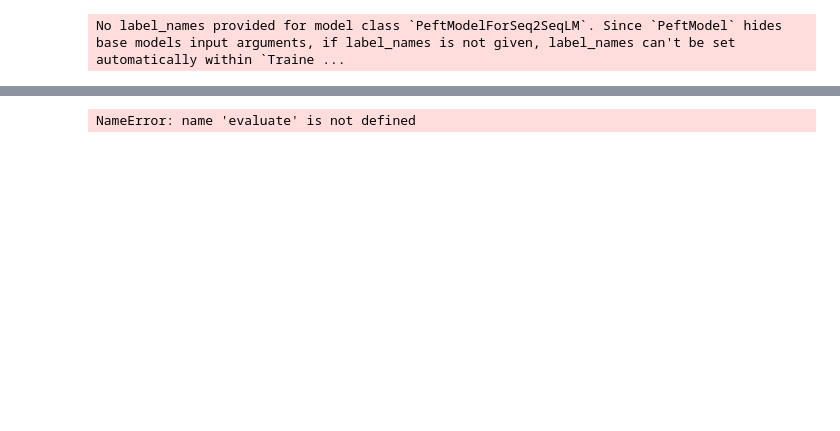
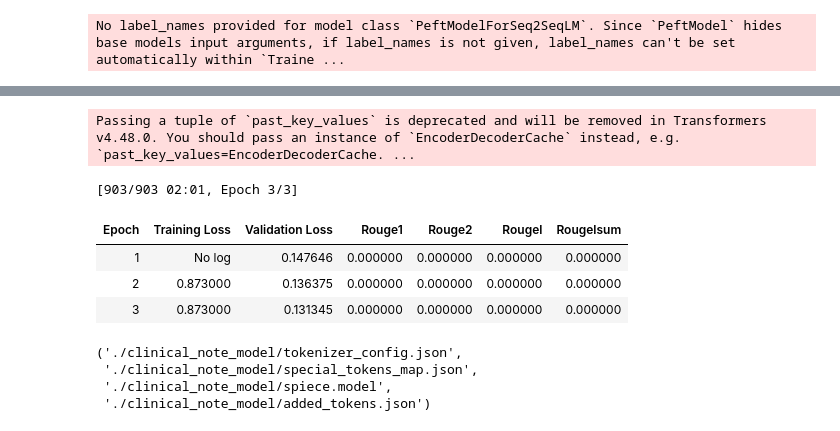
Before and after one commit to Michael-David-Lam/Medical-Dialogue-Summary, a Jupyter notebook: Medical_Dialogue_Generation.ipynb, the cells around one changed output, grey strips where cells are left out. Cells and saved outputs as stored; diff of their text form; code cells hidden in the pictures; blank space fills up the shorter version.

```diff
--- a/Medical_Dialogue_Generation.ipynb
+++ b/Medical_Dialogue_Generation.ipynb
@@ -196,33 +171,52 @@ assignment_encodings = tokenizer(
+# %%
+from transformers import T5Tokenizer
+
+model_name = "t5-small"
+tokenizer = T5Tokenizer.from_pretrained(model_name)
+
+# Create tokenized datasets
+train_tokenized = DoctorPatientDataset(training_structured, tokenizer)
+val_tokenized = DoctorPatientDataset(validation_structured, tokenizer)
 # %%
 from transformers import Seq2SeqTrainingArguments, Seq2SeqTrainer
-import pandas as pd
-from transformers import AutoTokenizer, AutoModelForSeq2SeqLM, TrainingArguments,  Seq2SeqTrainer , Seq2SeqTrainingArguments
-from evaluate import load as load_metric
-from peft import LoraConfig, get_peft_model
-import numpy as np
 import evaluate
-import torch
+
+rouge = evaluate.load("rouge")
+
+def compute_metrics(eval_pred):
+    predictions, labels = eval_pred
+    decoded_preds = tokenizer.batch_decode(predictions, skip_special_tokens=True)
+    labels = np.where(labels != -100, labels, tokenizer.pad_token_id)
+    decoded_labels = tokenizer.batch_decode(labels, skip_special_tokens=True)
+
+    # Compute ROUGE scores
+    result = rouge.compute(
+        predictions=decoded_preds, references=decoded_labels, use_stemmer=True
+    )
+    return {k: round(v, 4) for k, v in result.items()}
+
 training_args = Seq2SeqTrainingArguments(
     output_dir="./results",
     evaluation_strategy="epoch",
-     report_to="none",
     learning_rate=2e-4,
     per_device_train_batch_size=4,
     per_device_eval_batch_size=4,
     weight_decay=0.01,
     save_total_limit=3,
-    num_train_epochs=1,
+    num_train_epochs=3,
     predict_with_generate=True,
-    fp16=True
+    fp16=True,
+    generation_max_length=256,
+    report_to="none"
 )
 
-# Initialize Trainer
 trainer = Seq2SeqTrainer(
     model=model,
     args=training_args,
     train_dataset=train_tokenized,
     eval_dataset=val_tokenized,
-    tokenizer=tokenizer
+    tokenizer=tokenizer,
+    compute_metrics=compute_metrics
 )
 # %% [output]
 No label_names provided for model class `PeftModelForSeq2SeqLM`. Since `PeftModel` hides base models input arguments, if label_names is not given, label_names can't be set automatically within `Traine ...
@@ -324,4 +223,15 @@ def summarize_text(text, model, tokenizer, max_length=512, num_beams = 5):
-# %%
-rouge = evaluate.load("rouge")
-# %% [output]
-NameError: name 'evaluate' is not defined
+# %%
+trainer.train()
+model.save_pretrained("./clinical_note_model")
+tokenizer.save_pretrained("./clinical_note_model")
+# %% [output]
+Passing a tuple of `past_key_values` is deprecated and will be removed in Transformers v4.48.0. You should pass an instance of `EncoderDecoderCache` instead, e.g. `past_key_values=EncoderDecoderCache. ...
+[903/903 02:01, Epoch 3/3]
+| Epoch | Training Loss | Validation Loss | Rouge1 | Rouge2 | Rougel | Rougelsum |
+| 1 | No log | 0.147646 | 0.000000 | 0.000000 | 0.000000 | 0.000000 |
+| 2 | 0.873000 | 0.136375 | 0.000000 | 0.000000 | 0.000000 | 0.000000 |
+| 3 | 0.873000 | 0.131345 | 0.000000 | 0.000000 | 0.000000 | 0.000000 |
+('./clinical_note_model/tokenizer_config.json',
+ './clinical_note_model/special_tokens_map.json',
+ './clinical_note_model/spiece.model',
+ './clinical_note_model/added_tokens.json')
```
Also changed, not shown: parts of 11 cells of this notebook.
